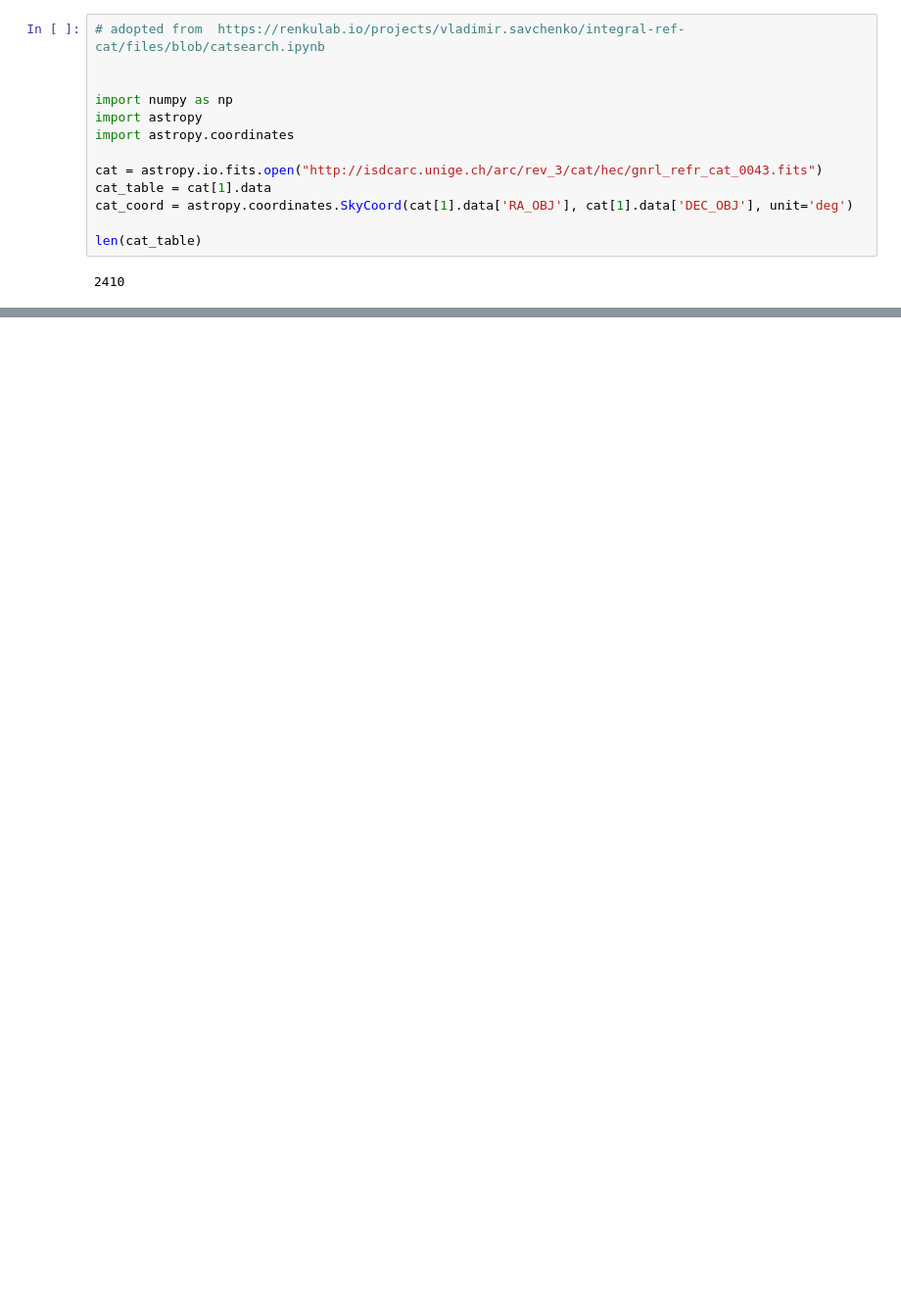
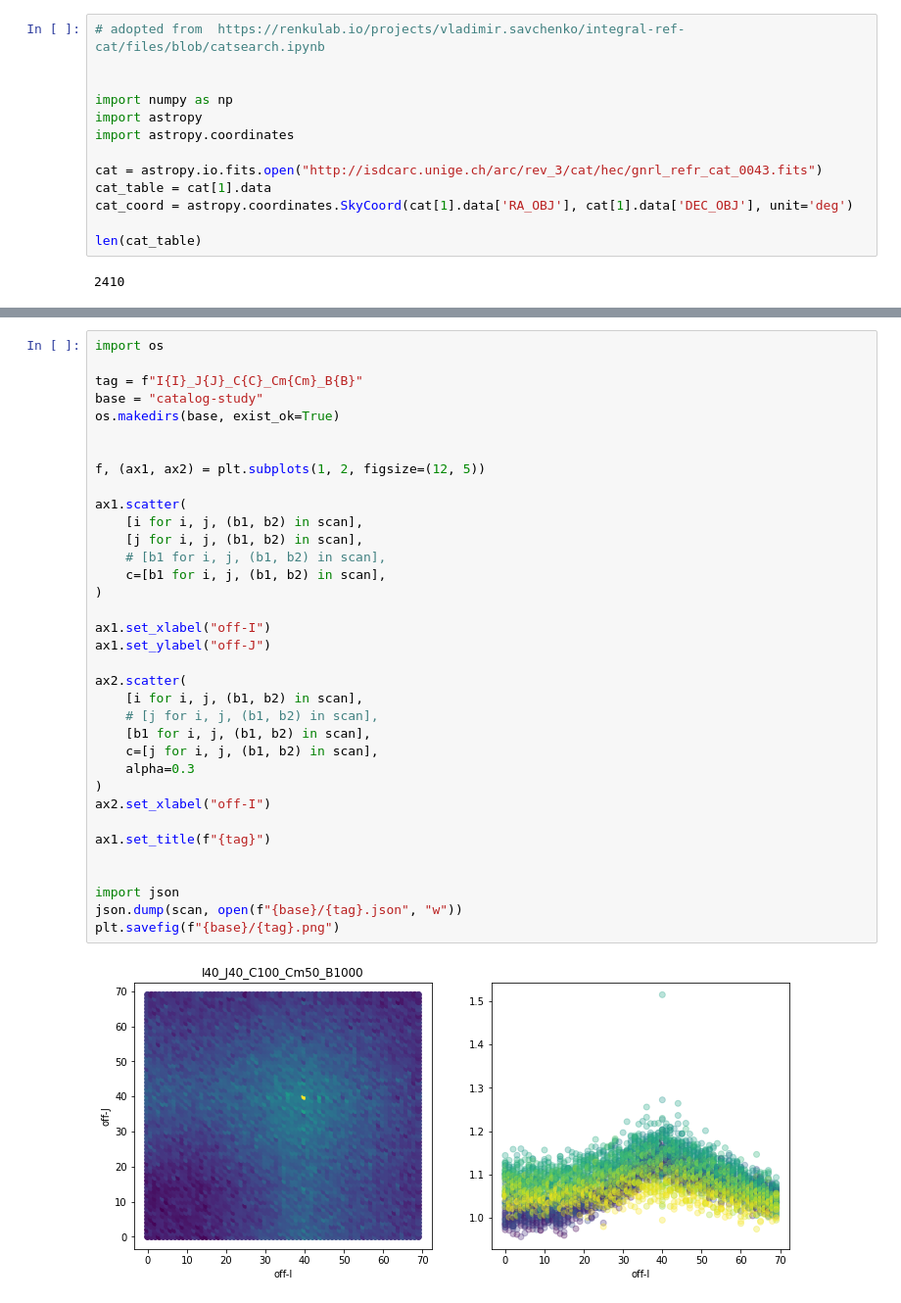
Before and after one commit to volodymyrss/volodymyrss.github.io, a Jupyter notebook: integral-ibis-isgri-le-response/_sources/catalogs.ipynb, the cells around one changed output, grey strips where cells are left out. Shown at 98% size. Drawn from its saved outputs; the diff is of its cells as text; blank space fills up the shorter version.

```diff
--- a/integral-ibis-isgri-le-response/_sources/catalogs.ipynb
+++ b/integral-ibis-isgri-le-response/_sources/catalogs.ipynb
@@ -50,0 +205,37 @@ len(cat_table)
+# %%
+import os
+
+tag = f"I{I}_J{J}_C{C}_Cm{Cm}_B{B}"
+base = "catalog-study"
+os.makedirs(base, exist_ok=True)
+
+
+f, (ax1, ax2) = plt.subplots(1, 2, figsize=(12, 5))
+
+ax1.scatter(
+    [i for i, j, (b1, b2) in scan],
+    [j for i, j, (b1, b2) in scan],
+    # [b1 for i, j, (b1, b2) in scan],
+    c=[b1 for i, j, (b1, b2) in scan],
+)
+
+ax1.set_xlabel("off-I")
+ax1.set_ylabel("off-J")
+
+ax2.scatter(
+    [i for i, j, (b1, b2) in scan],
+    # [j for i, j, (b1, b2) in scan],
+    [b1 for i, j, (b1, b2) in scan],
+    c=[j for i, j, (b1, b2) in scan],
+    alpha=0.3
+)
+ax2.set_xlabel("off-I")
+
+ax1.set_title(f"{tag}")
+
+
+import json
+json.dump(scan, open(f"{base}/{tag}.json", "w"))
+plt.savefig(f"{base}/{tag}.png")
+# %% [output]
+[figure, added]
```
Also changed, not shown: parts of 5 cells of this notebook, 7 other files.
